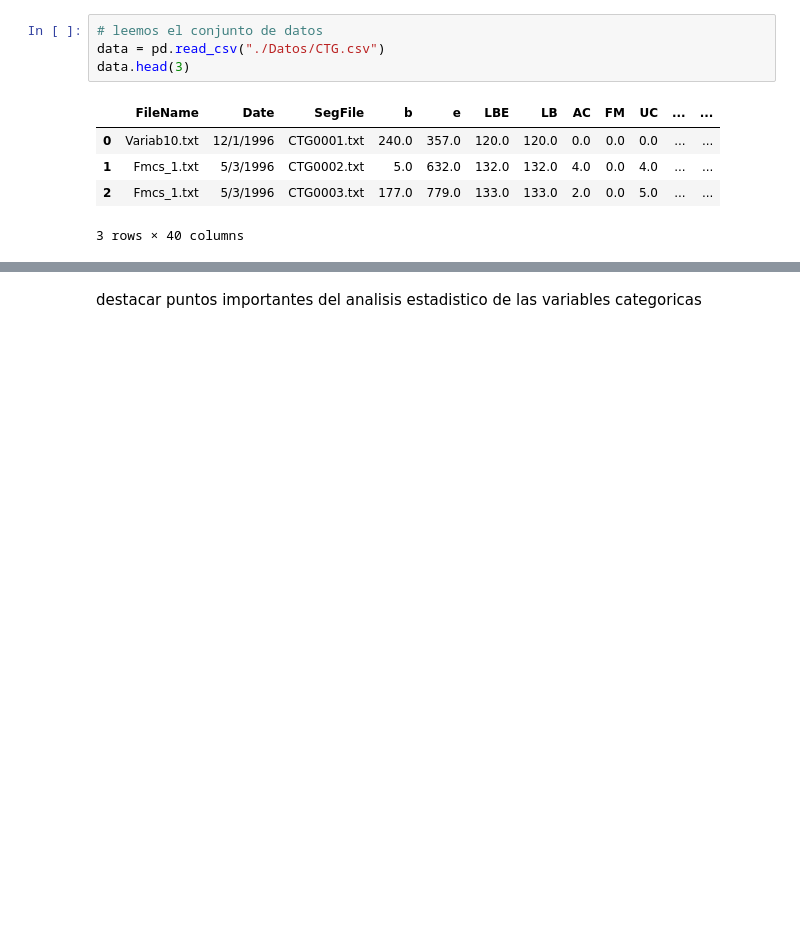
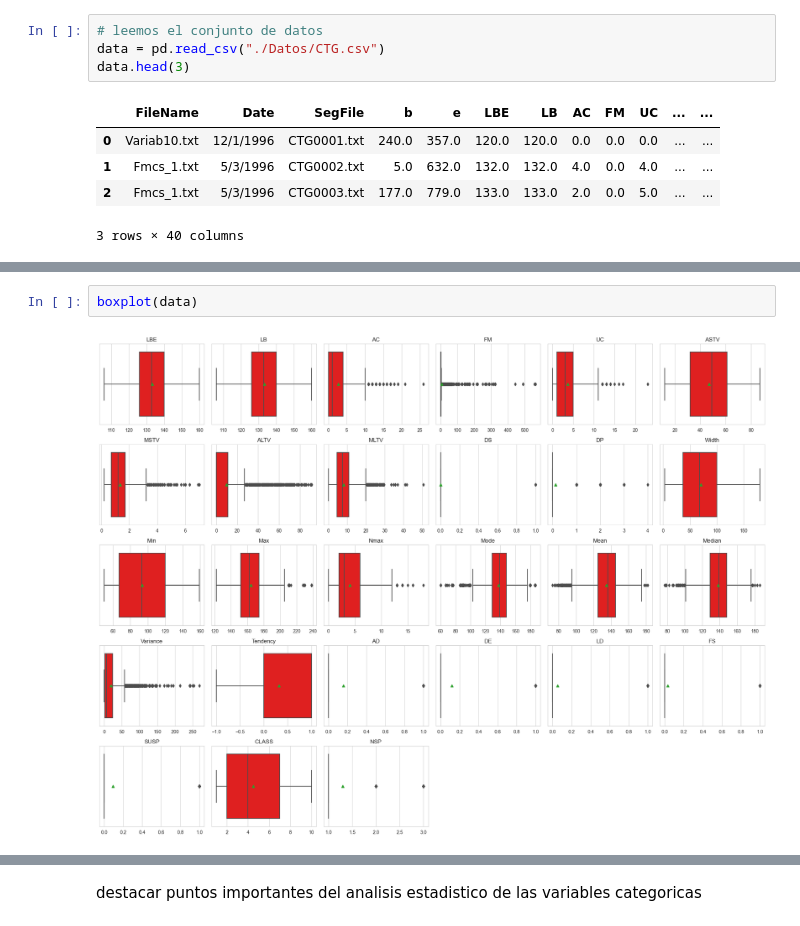
Before and after one commit to Rhydrus/Actividad_Grupal, a Jupyter notebook: Practica 5.ipynb, the cells around one changed output, grey strips where cells are left out. Saved outputs shown, nothing was run; the diff lists cells and outputs as text; blank space fills up the shorter version.

```diff
--- a/Practica 5.ipynb
+++ b/Practica 5.ipynb
@@ -133,0 +153,4 @@ destacar puntos importantes del analisis estadistico de las variables numericas
+# %%
+boxplot(data)
+# %% [output]
+[figure, added]
```
Also changed, not shown: parts of 23 cells of this notebook, 3 other files.
